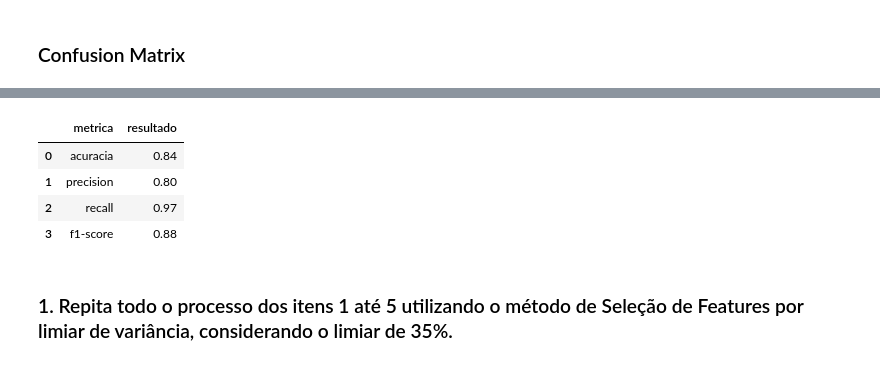
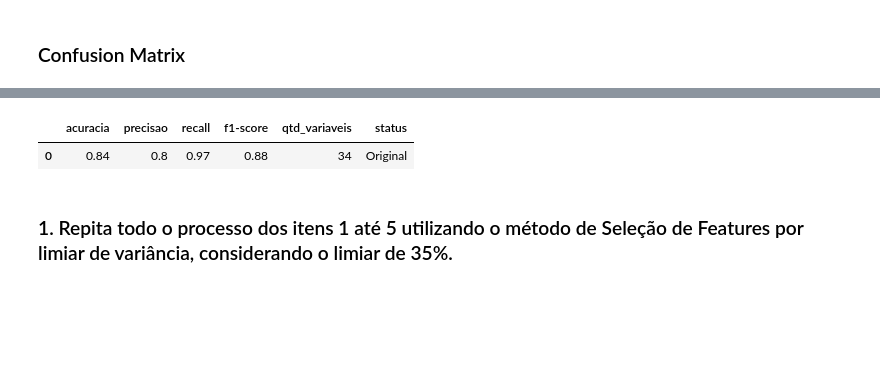
Before and after one commit to silviolima07/PUC_residencia_tec_ml, a Jupyter notebook: aula_13_Assincrona_Ativ_Practica_02.ipynb, the cells around one changed output, grey strips where cells are left out. Saved outputs shown, nothing was run; the diff lists cells and outputs as text; code cells hidden in the pictures; blank space fills up the shorter version.

```diff
--- a/aula_13_Assincrona_Ativ_Practica_02.ipynb
+++ b/aula_13_Assincrona_Ativ_Practica_02.ipynb
@@ -208,8 +213,7 @@ Acuracia: 0.8585
 # %%
 acuracia = round(accuracy_score(y_test, y_predicted),2)
 print(acuracia)
-metrica.append('acuracia')
-resultado.append(acuracia)
+l_acuracia.append(acuracia)
 # %% [output]
 0.84
 # %% [markdown]
@@ -222,8 +226,7 @@ resultado.append(acuracia)
 precision = precision_score(y_test, y_predicted)
 precision = round(precision,2)
 print(precision)
-metrica.append('precision')
-resultado.append(precision)
+l_precisao.append(precision)
 # %% [output]
 0.8
 # %% [markdown]
@@ -264,15 +265,21 @@ plt.show()
-# %%
-data = {'metrica':metrica,
-        'resultado': resultado}
-
-df1 = pd.DataFrame(data)
-df1
-# %% [output]
-|  | metrica | resultado |
-| 0 | acuracia | 0.84 |
-| 1 | precision | 0.80 |
-| 2 | recall | 0.97 |
-| 3 | f1-score | 0.88 |
+# %%
+l_qtd_colunas.append(X_train.shape[1])
+#
+l_status.append('Original')
+#
+data = {'acuracia':l_acuracia,
+        'precisao':l_precisao,
+        'recall': l_recall,
+        'f1-score': l_f1_score,
+        'qtd_variaveis':l_qtd_colunas,
+        'status':l_status}
+
+
+df1 = pd.DataFrame(data)
+df1
+# %% [output]
+|  | acuracia | precisao | recall | f1-score | qtd_variaveis | status |
+| 0 | 0.84 | 0.8 | 0.97 | 0.88 | 34 | Original |
 # %% [markdown]
 ### 1. Repita todo o processo dos itens 1 até 5 utilizando o método de Seleção de Features por limiar de variância, considerando o limiar de 35%.
 # %% [markdown]
```
Also changed, not shown: parts of 22 cells of this notebook.
